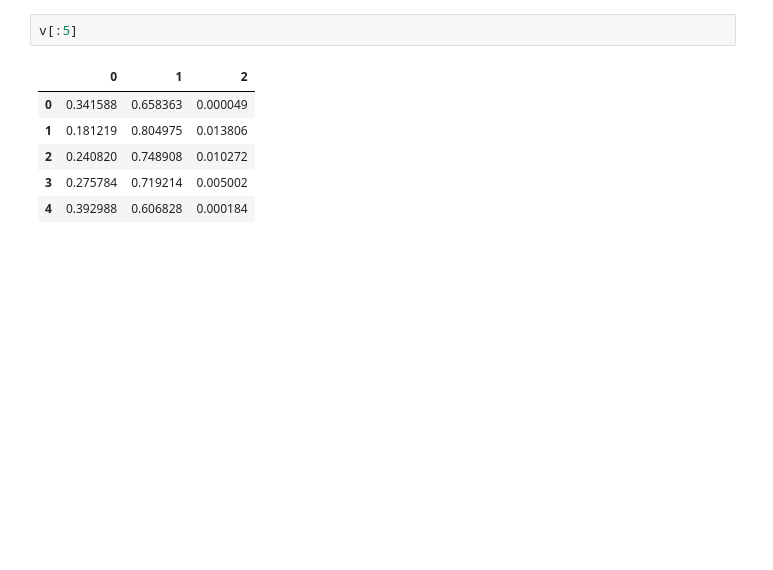
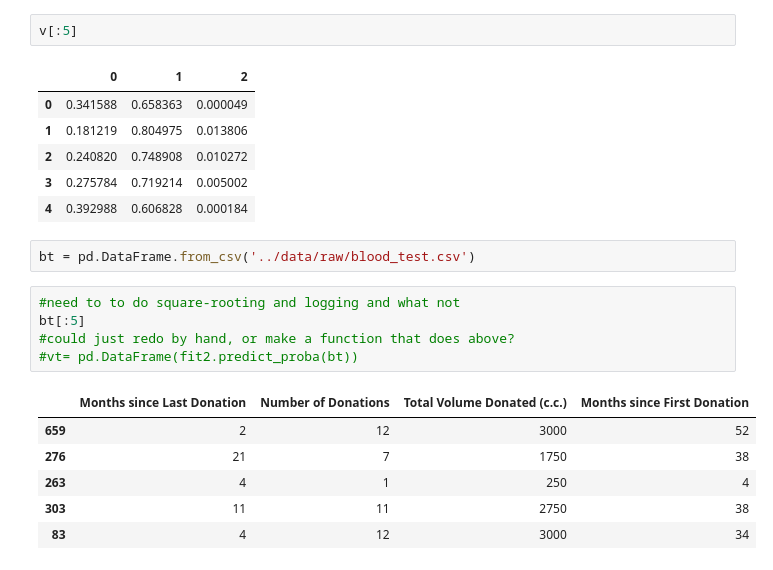
Before and after one commit to davisincubator/digblood, a Jupyter notebook: notebooks/amp_initial_data_exploration.ipynb, the cells around one changed output. Cells and saved outputs as stored; diff of their text form; blank space fills up the shorter version.

```diff
--- a/notebooks/amp_initial_data_exploration.ipynb
+++ b/notebooks/amp_initial_data_exploration.ipynb
@@ -256,3 +256,17 @@ v[:5]
 | 2 | 0.240820 | 0.748908 | 0.010272 |
 | 3 | 0.275784 | 0.719214 | 0.005002 |
 | 4 | 0.392988 | 0.606828 | 0.000184 |
+# %%
+bt = pd.DataFrame.from_csv('../data/raw/blood_test.csv')
+# %%
+#need to to do square-rooting and logging and what not
+bt[:5]
+#could just redo by hand, or make a function that does above?
+#vt= pd.DataFrame(fit2.predict_proba(bt))
+# %% [output]
+|  | Months since Last Donation | Number of Donations | Total Volume Donated (c.c.) | Months since First Donation |
+| 659 | 2 | 12 | 3000 | 52 |
+| 276 | 21 | 7 | 1750 | 38 |
+| 263 | 4 | 1 | 250 | 4 |
+| 303 | 11 | 11 | 2750 | 38 |
+| 83 | 4 | 12 | 3000 | 34 |
```
Also changed, not shown: parts of 1 cell of this notebook.
